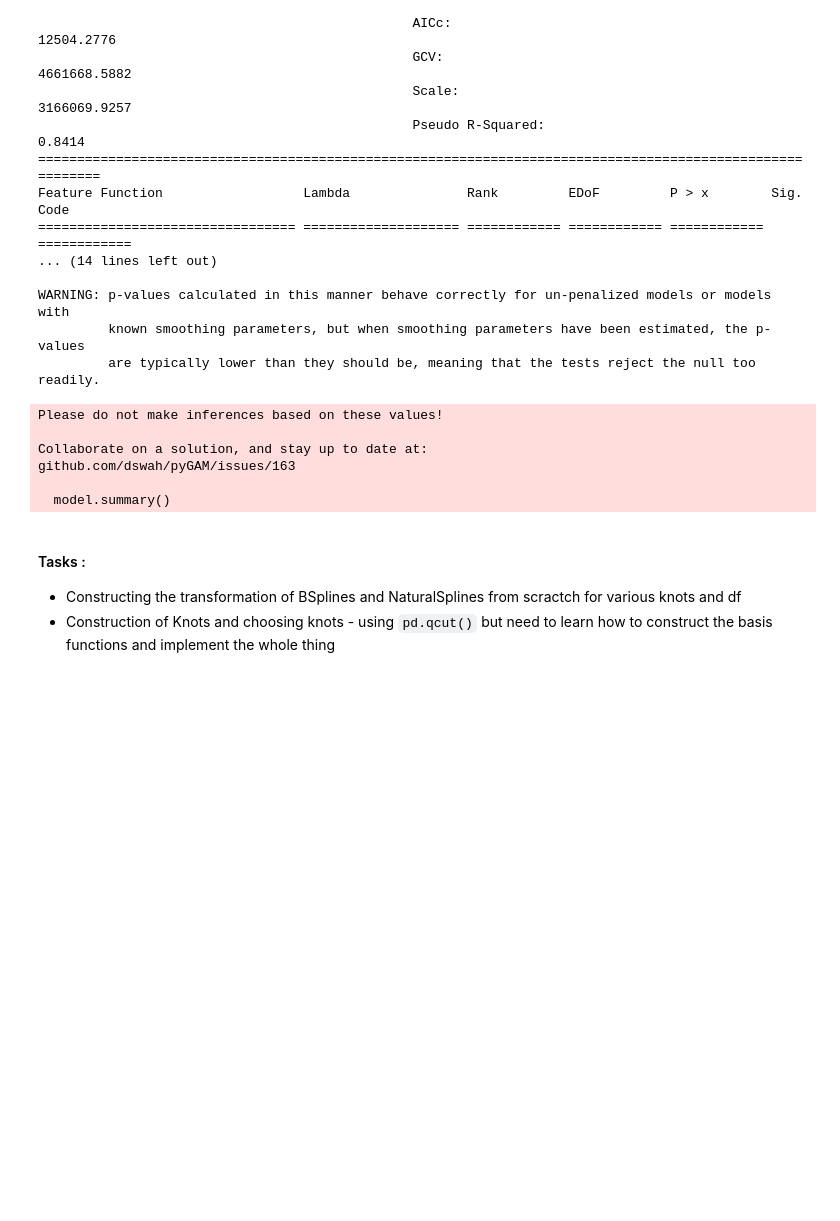
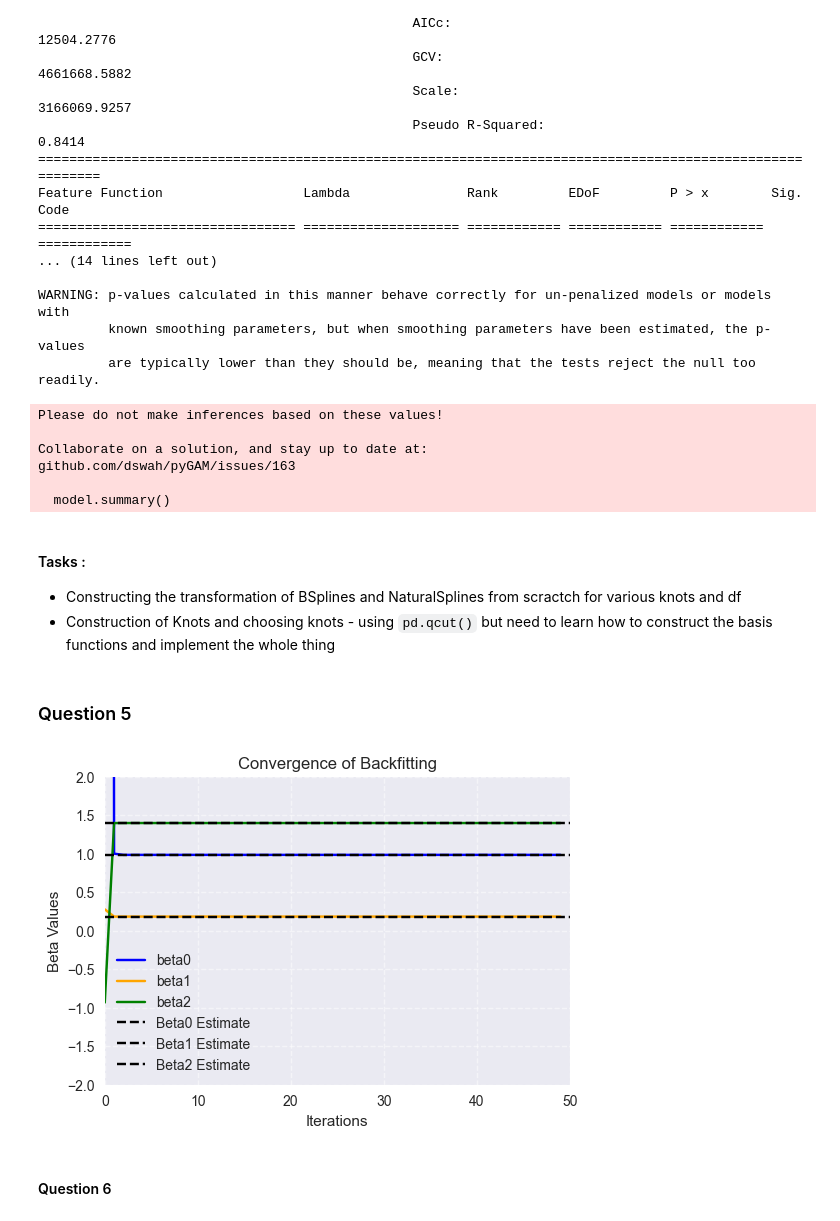
Before and after one commit to kkkamur07/ISL-Learning, a Jupyter notebook: NonLinearity/nonLinearity-questions.ipynb, the cells around one changed output. Saved outputs shown, nothing was run; the diff lists cells and outputs as text; code cells hidden in the pictures; blank space fills up the shorter version.

```diff
--- a/NonLinearity/nonLinearity-questions.ipynb
+++ b/NonLinearity/nonLinearity-questions.ipynb
@@ -726,3 +726,61 @@ github.com/dswah/pyGAM/issues/163
 #### Tasks :
 - Constructing the transformation of BSplines and NaturalSplines from scractch for various knots and df
 - Construction of Knots and choosing knots - using `pd.qcut()` but need to learn how to construct the basis functions and implement the whole thing
+# %% [markdown]
+### Question 5
+# %%
+# Backfitting : Hold everything constant except one parameter.
+
+rng = np.random.default_rng(42)
+n = 100
+y = rng.normal(0, 1, n)
+x1 = rng.normal(20, 8, n)
+x2 = rng.normal(43, 24, n)
+features = pd.DataFrame({"x1": x1, "x2": x2})
+features_intercept = sm.add_constant(features)
+betas = [0.5, 0.2, 1.4]
+response = betas[0] + betas[1]*x1 + betas[2]*x2 + rng.normal(0, 1, n)
+
+def simple_reg(outcome, feature) :
+    x = sm.add_constant(feature)
+    model = sm.OLS(outcome, x).fit()
+    return model.params[0], model.params[1]
+
+beta1_vals = np.array([])
+beta2_vals = np.array([])
+beta0_vals = np.array([])
+
+# Initialization
+beta1 = 570
+iterations = np.arange(50)
+for i in iterations :
+    beta0, beta2 = simple_reg(response - beta1 * x1, x2)
+    beta0, beta1 = simple_reg(response - beta2 * x2, x1)
+    beta0_vals = np.append(beta0_vals, beta0)
+    beta1_vals = np.append(beta1_vals, beta1)
+    beta2_vals = np.append(beta2_vals, beta2)
+
+# Converges pretty well
+model = sm.OLS(response, features_intercept).fit()
+beta0_est, beta1_est, beta2_est = model.params
+
+# Plotting
+fig, ax = plt.subplots(figsize=(6,4))
+ax.plot(iterations, beta0_vals, label='beta0', color='blue')
+ax.plot(iterations,beta1_vals, label='beta1', color='orange')
+ax.plot(iterations,beta2_vals, label='beta2', color='green')
+ax.set_xlabel('Iterations')
+ax.set_ylabel('Beta Values')
+ax.set_title('Convergence of Backfitting')
+ax.set_ylim(-2, 2)
+ax.set_xlim(0, 50)
+ax.grid(True, linestyle='--', alpha=0.5)
+ax.axhline(y=beta0_est, color='black', linestyle='--', label='Beta0 Estimate')
+ax.axhline(y=beta1_est, color='black', linestyle='--', label='Beta1 Estimate')
+ax.axhline(y=beta2_est, color='black', linestyle='--', label='Beta2 Estimate')
+ax.legend()
+plt.show()
+# %% [output]
+[figure, added]
+# %% [markdown]
+#### Question 6
```
Also changed, not shown: parts of 5 cells of this notebook.
